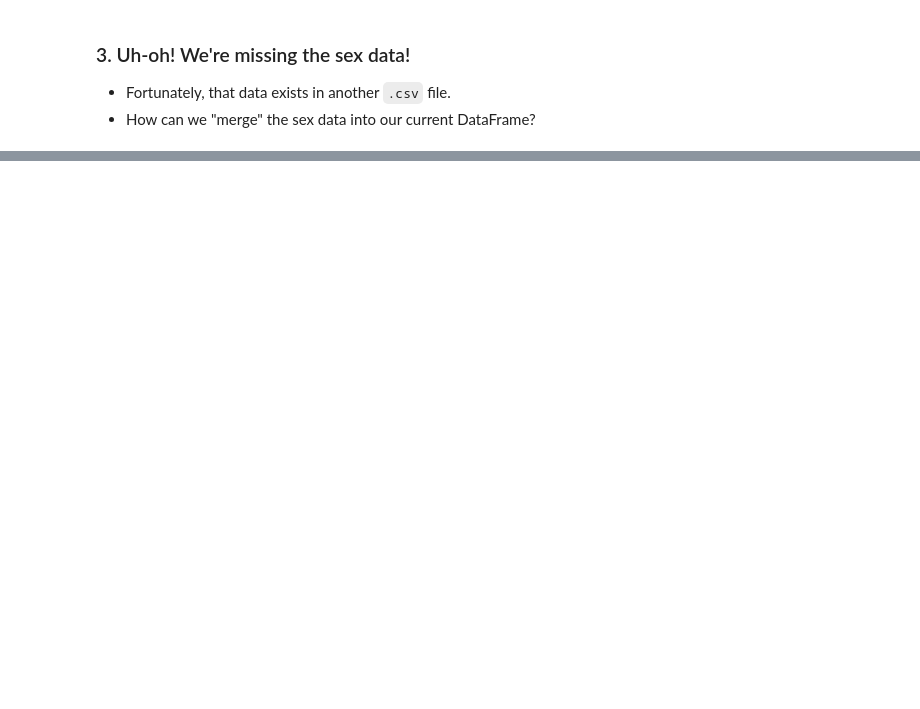
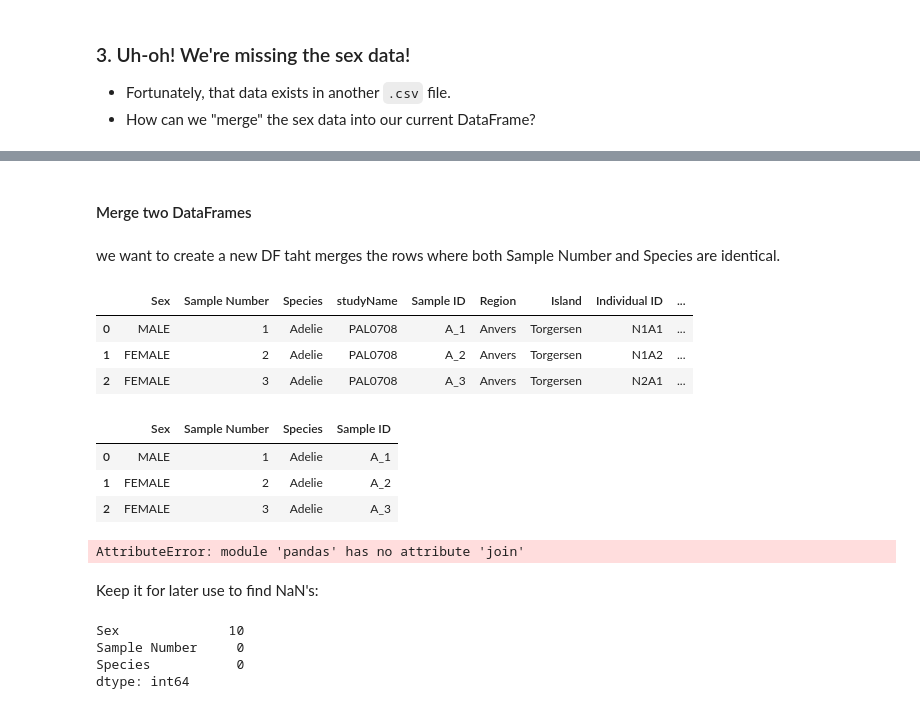
Before and after one commit to fkosse/bootcamp_projects, a Jupyter notebook: week_01/penguins/data_wrangling.ipynb, the cells around one changed output, grey strips where cells are left out. Cells and saved outputs as stored; diff of their text form; code cells hidden in the pictures; blank space fills up the shorter version.

Commit message:
data wrangling

```diff
--- a/week_01/penguins/data_wrangling.ipynb
+++ b/week_01/penguins/data_wrangling.ipynb
@@ -148,0 +214,14 @@ sex_df = pd.read_csv('sex_data_penguins.csv')
+# %% [markdown]
+#### Merge two DataFrames
+# %% [markdown]
+we want to create a new DF taht merges the rows where both Sample Number and Species are identical.
+# %%
+#### 1. using the pd.merge()
+
+df_merged = pd.merge(sex_df, df, on = ['Sample Number', 'Species'])
+df_merged.head(3)
+# %% [output]
+|  | Sex | Sample Number | Species | studyName | Sample ID | Region | Island | Individual ID | ... |
+| 0 | MALE | 1 | Adelie | PAL0708 | A_1 | Anvers | Torgersen | N1A1 | ... |
+| 1 | FEMALE | 2 | Adelie | PAL0708 | A_2 | Anvers | Torgersen | N1A2 | ... |
+| 2 | FEMALE | 3 | Adelie | PAL0708 | A_3 | Anvers | Torgersen | N2A1 | ... |
@@ -148,0 +231,9 @@ sex_df = pd.read_csv('sex_data_penguins.csv')
+# %%
+### 2. Construct a column for merging
+sex_df['Sample ID'] = sex_df['Species'].str[0] + '_' + sex_df['Sample Number'].astype(str)
+sex_df.head(3)
+# %% [output]
+|  | Sex | Sample Number | Species | Sample ID |
+| 0 | MALE | 1 | Adelie | A_1 |
+| 1 | FEMALE | 2 | Adelie | A_2 |
+| 2 | FEMALE | 3 | Adelie | A_3 |
@@ -148,0 +247,14 @@ sex_df = pd.read_csv('sex_data_penguins.csv')
+# %%
+# df.join doesnt work as well as merged - need to check syntax
+df_joined = pd.join(sex_df, df, on= ['Sample Number', 'Species'])
+# %% [output]
+AttributeError: module 'pandas' has no attribute 'join'
+# %% [markdown]
+Keep it for later use to find NaN's:
+# %%
+sex_df.isna().sum()
+# %% [output]
+Sex              10
+Sample Number     0
+Species           0
+dtype: int64
```
Also changed, not shown: parts of 10 cells of this notebook.
